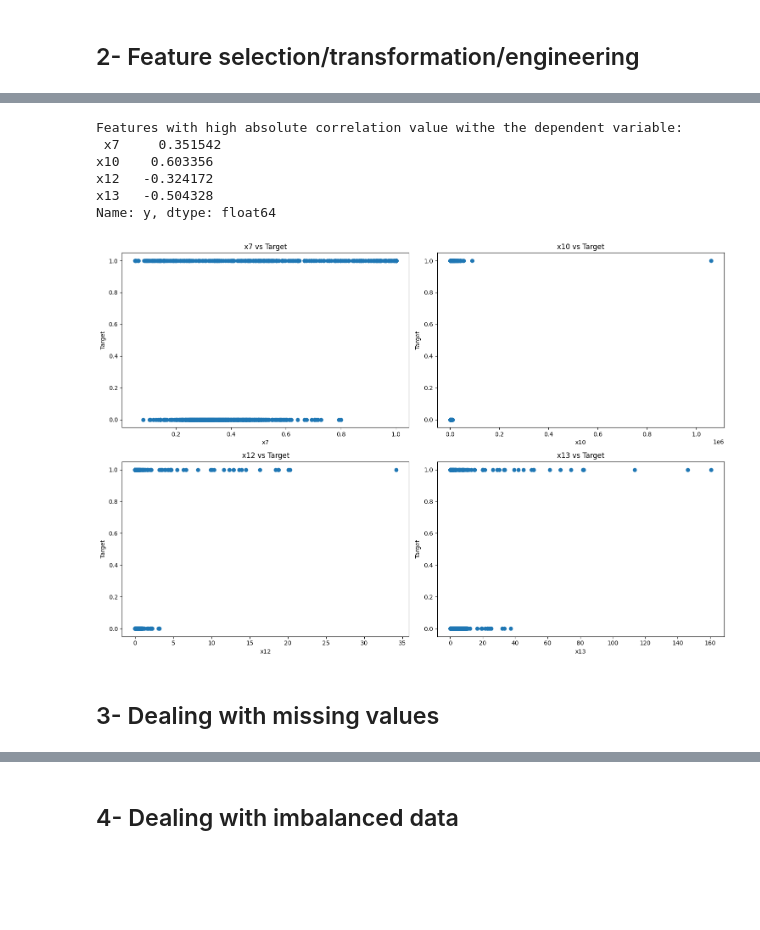
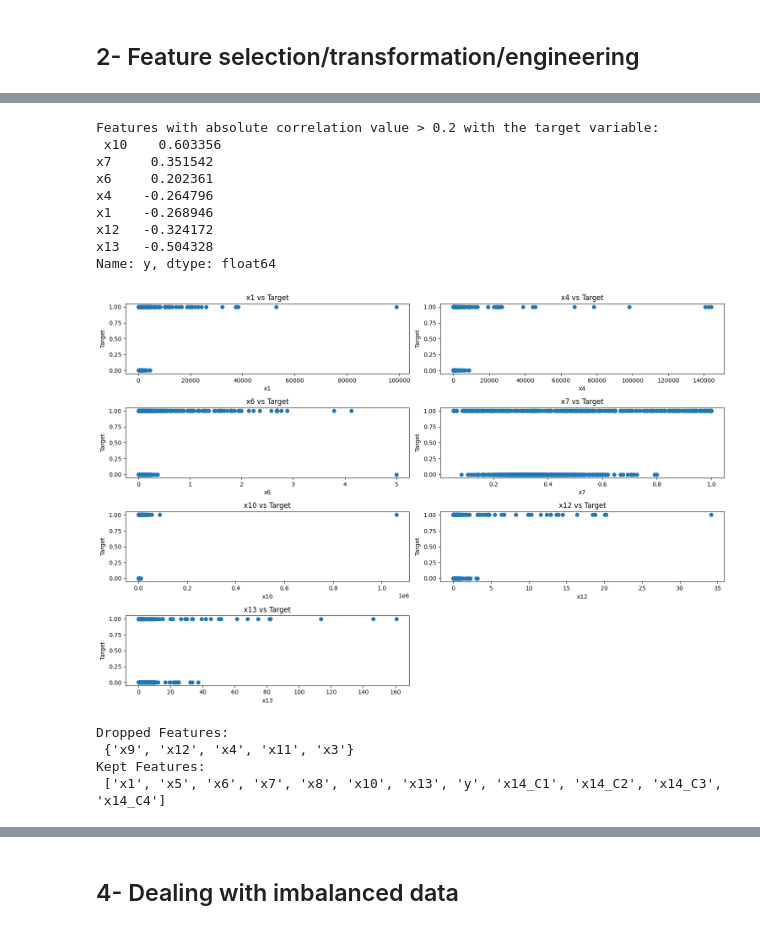
Before and after one commit to Hayder-Aleissa/ML-Project, a Jupyter notebook: ML_Project_P1.ipynb, the cells around one changed output, grey strips where cells are left out. Cells and saved outputs as stored; diff of their text form; code cells hidden in the pictures; blank space fills up the shorter version.

```diff
--- a/ML_Project_P1.ipynb
+++ b/ML_Project_P1.ipynb
@@ -81,8 +81,8 @@ Class distribution in training data:
 label_encoder = LabelEncoder()
 
 # One-hot encode the categorical feature x14
-encoded_train_data = pd.get_dummies(train_data, columns=['x14'], drop_first=True)  # Avoid dummy variable trap
-encoded_test_data = pd.get_dummies(test_data, columns=['x14'], drop_first=True)
+encoded_train_data = pd.get_dummies(train_data, columns=['x14'])  # Avoid dummy variable trap
+encoded_test_data = pd.get_dummies(test_data, columns=['x14'])
 
 # Encode the target variable
 encoded_train_data["y"]=encoded_train_data["y"].map(lambda x: 1 if x=="High" else 0)
@@ -225,26 +244,65 @@ x12      -0.324172
 # %%
 # Select features with correlation above a threshold
-high_corr_features = correlation_with_target[abs(correlation_with_target) > 0.3]
-print("Features with high absolute correlation value withe the dependent variable:\n", high_corr_features)
+high_corr_features = correlation_with_target[abs(correlation_with_target) > 0.2]
+print("Features with absolute correlation value > 0.2 with the target variable:\n",high_corr_features.sort_values(ascending=False))
 
 # Scatter plots for top correlated features
 top_features = high_corr_features.index.tolist()
 plt.figure(figsize=(15,10))
 for i, feature in enumerate(top_features, 1):
-    plt.subplot(2, 2, i)
+    plt.subplot(4, 2, i)
     plt.scatter(encoded_train_data[feature], encoded_train_data['y'])
     plt.title(f'{feature} vs Target')
     plt.xlabel(feature)
     plt.ylabel('Target')
 plt.tight_layout()
 plt.show()
 # %% [output]
-Features with high absolute correlation value withe the dependent variable:
- x7     0.351542
-x10    0.603356
+Features with absolute correlation value > 0.2 with the target variable:
+ x10    0.603356
+x7     0.351542
+x6     0.202361
+x4    -0.264796
+x1    -0.268946
 x12   -0.324172
 x13   -0.504328
 Name: y, dtype: float64
-[figure, old version]
+[figure, new version]
-# %% [markdown]
-## 3- Dealing with missing values
+# %%
+# Initialize a set to keep track of features to drop
+features_to_drop = set()
+
+# Group features by their correlation
+correlation_groups = {}
+
+# Build groups of highly correlated features
+for _, row in high_correlations_df.iterrows():
+    feature1 = row['Feature 1']
+    feature2 = row['Feature 2']
+
+    if feature1 not in features_to_drop and feature2 not in features_to_drop:
+        if feature1 not in correlation_groups:
+            correlation_groups[feature1] = {feature1}  # Initialize the group
+        correlation_groups[feature1].add(feature2)  # Add feature2 to the group
+        correlation_groups[feature2] = correlation_groups[feature1]  # Link both features
+
+# Now evaluate each group to decide which feature to keep
+for group in correlation_groups.values():
+    if len(group) > 1:
+        # Get the feature with the highest absolute correlation with the target
+        best_feature = max(group, key=lambda f: abs(correlation_with_target[f]) if f in correlation_with_target.index else 0)
+        # Mark the other features for dropping
+        features_to_drop.update(group - {best_feature})
+
+# Drop the identified features from the dataset
+encoded_train_data_reduced = encoded_train_data.drop(columns=features_to_drop, errors='ignore')
+encoded_test_data_reduced = encoded_test_data.drop(columns=features_to_drop, errors='ignore')
+
+# Print the features that were dropped
+print("Dropped Features:\n", features_to_drop)
+print("Kept Features:\n", encoded_train_data_reduced.columns.tolist())
+# %% [output]
+Dropped Features:
+ {'x9', 'x12', 'x4', 'x11', 'x3'}
+Kept Features:
+ ['x1', 'x5', 'x6', 'x7', 'x8', 'x10', 'x13', 'y', 'x14_C1', 'x14_C2', 'x14_C3', 'x14_C4']
```
Also changed, not shown: parts of 6 cells of this notebook.
